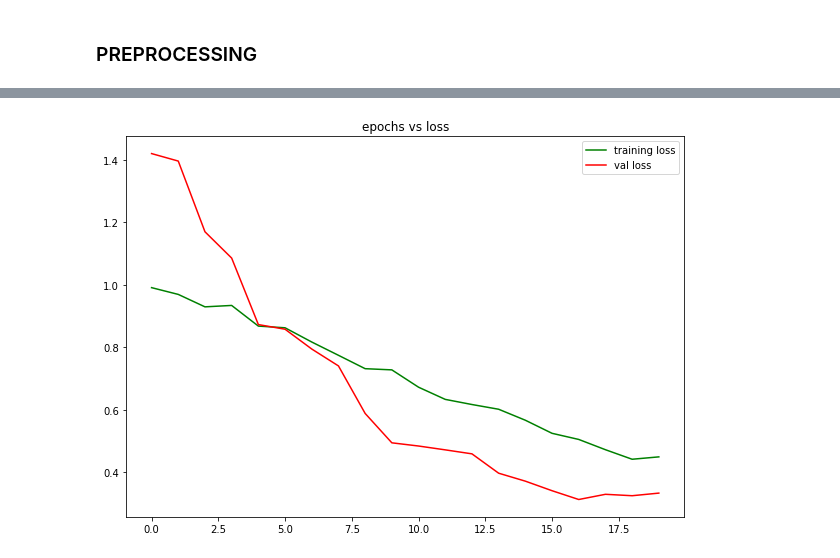
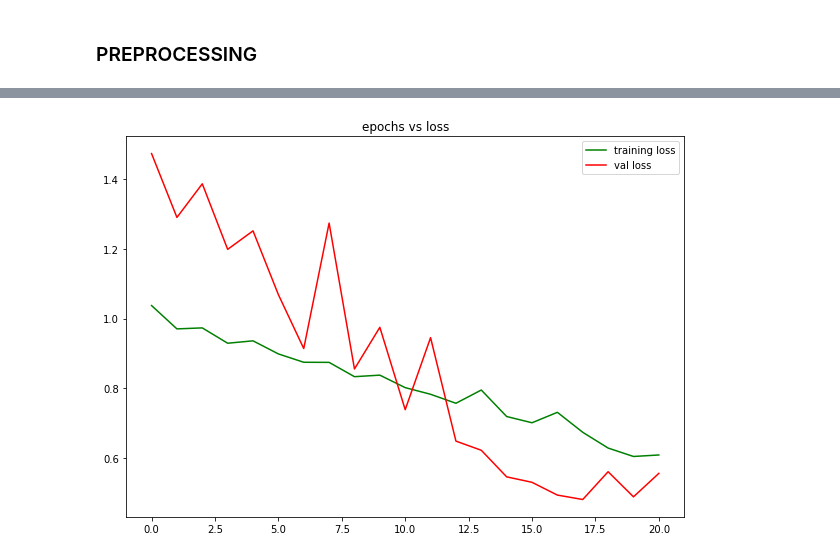
Before and after one commit to AntonMaxen/applied-ai, a Jupyter notebook: assignment_3/regression_vg.ipynb, the cells around one changed output, grey strips where cells are left out. Saved outputs shown, nothing was run; the diff lists cells and outputs as text; code cells hidden in the pictures.

```diff
--- a/assignment_3/regression_vg.ipynb
+++ b/assignment_3/regression_vg.ipynb
@@ -13,7 +13,12 @@ from sklearn.metrics import mean_squared_error as mse
 ### PREPROCESSING
 # %%
 class BostonDataset(Dataset):
-    def __init__(self, X, y, to_device, scaler=StandardScaler):
+    def __init__(self, X, y, to_device, to_scale=True, scaler=StandardScaler):
+        if to_scale:
+            scaler = scaler()
+            X = scaler.fit_transform(X)
+            y = scaler.fit_transform(y)
+
         self.X = torch.tensor(X, device=to_device)
         self.y = torch.tensor(y, device=to_device)
 
@@ -127,11 +125,11 @@ def train_and_save(train_dataloader, val_dataloader, n_epochs, loss_criterion, o
 
     not_improving = 0
 
-    for epoch in range(n_epochs):
+    for epoch in range(1, n_epochs + 1):
         model.fit(optimizer=optimizer, loss_criterion=loss_criterion, train_dataloader=train_dataloader)
-        accuracy = model.validate(val_dataloader=val_dataloader, loss_criterium=loss_criterion)
+        accuracy = model.validate(val_dataloader=val_dataloader, loss_criterion=loss_criterion)
 
-        print(f"Epoch[{epoch+1}/{n_epochs}]: Iteration: {model.iterations}, Training loss: {model.losses[model.iterations]}, Validation loss: {model.accuracys[model.iterations]}")
+        print(f"Epoch[{epoch}/{n_epochs}]: Iteration: {model.iterations}, Training loss: {model.losses[model.iterations]}, Validation loss: {model.accuracies[model.iterations]}")
 
         if best_accuracy < accuracy:
             not_improving += 1
@@ -165,22 +162,13 @@ def load_model(base_model, model_path):
     model.load_state_dict(torch.load(model_path))
     return model
 # %%
-# boston_df = pd.read_csv('./data/boston_train.csv')
-# boston_df.drop('ID', axis=1, inplace=True)
-
-# y = pd.DataFrame(boston_df['medv'], columns=['medv'])
-# X = boston_df.drop('medv', axis=1)
-
 device = 'cuda' if torch.cuda.is_available() else 'cpu'
 
-boston_df = pd.read_csv('./data/boston.csv', header=None, delimiter=r"\s+", names= ['crim', 'zn', 'indus', 'chas', 'nox', 'rm', 'age', 'dis', 'rad', 'tax', 'pt', 'b', 'lstat', 'medv'])
+boston_df = pd.read_csv('./data/boston_train.csv')
+boston_df.drop('ID', axis=1, inplace=True)
 
 y = pd.DataFrame(boston_df['medv']).values
 X = boston_df.drop('medv', axis=1).values
-
-scaler = StandardScaler()
-X = scaler.fit_transform(X)
-y = scaler.fit_transform(y)
 
 torch.manual_seed(0)
 
@@ -192,14 +180,14 @@ train_dataloader = dataloaders['train']
 val_dataloader = dataloaders['val']
 test_dataloader = dataloaders['test']
 
-print(f'Train size : {len(train_dataloader.dataset)}')
-print(f'Test size : {len(test_dataloader.dataset)}')
-print(f'Val size : {len(val_dataloader.dataset)}')
-
 loss_criterion = nn.MSELoss
 optimizer = torch.optim.Adam
 learning_rate = 0.0001
 n_epochs = 30
+
+print(f'Train size : {len(train_dataloader.dataset)}')
+print(f'Test size : {len(test_dataloader.dataset)}')
+print(f'Val size : {len(val_dataloader.dataset)}')
 
 model = train_and_save(train_dataloader=train_dataloader,
                        val_dataloader=val_dataloader,
@@ -228,9 +216,9 @@ Best epoch : 16
 # %%
 plt.figure(figsize = (10,7))
 plt.title("epochs vs loss")
 plt.plot([i for i in range(len(model.losses.values()))], list(model.losses.values()), c = 'green', label = 'training loss')
-plt.plot([i for i in range(len(model.accuracys.values()))], list(model.accuracys.values()), c = 'red', label = 'val loss')
+plt.plot([i for i in range(len(model.accuracies.values()))], list(model.accuracies.values()), c = 'red', label = 'val loss')
 plt.legend()
 plt.show()
 # %% [output]
-[figure, old version]
+[figure, new version]
```
Also changed, not shown: parts of 6 cells of this notebook.
